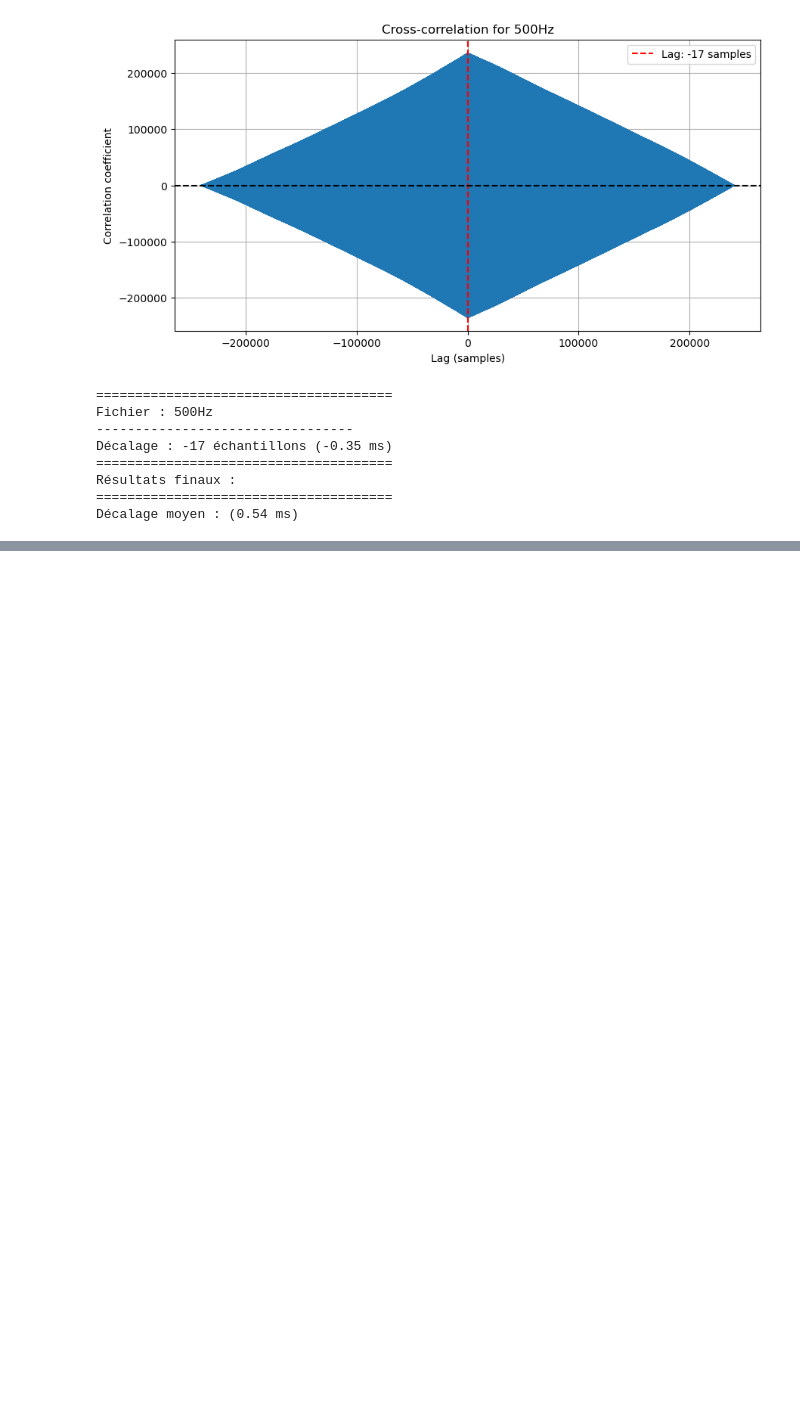
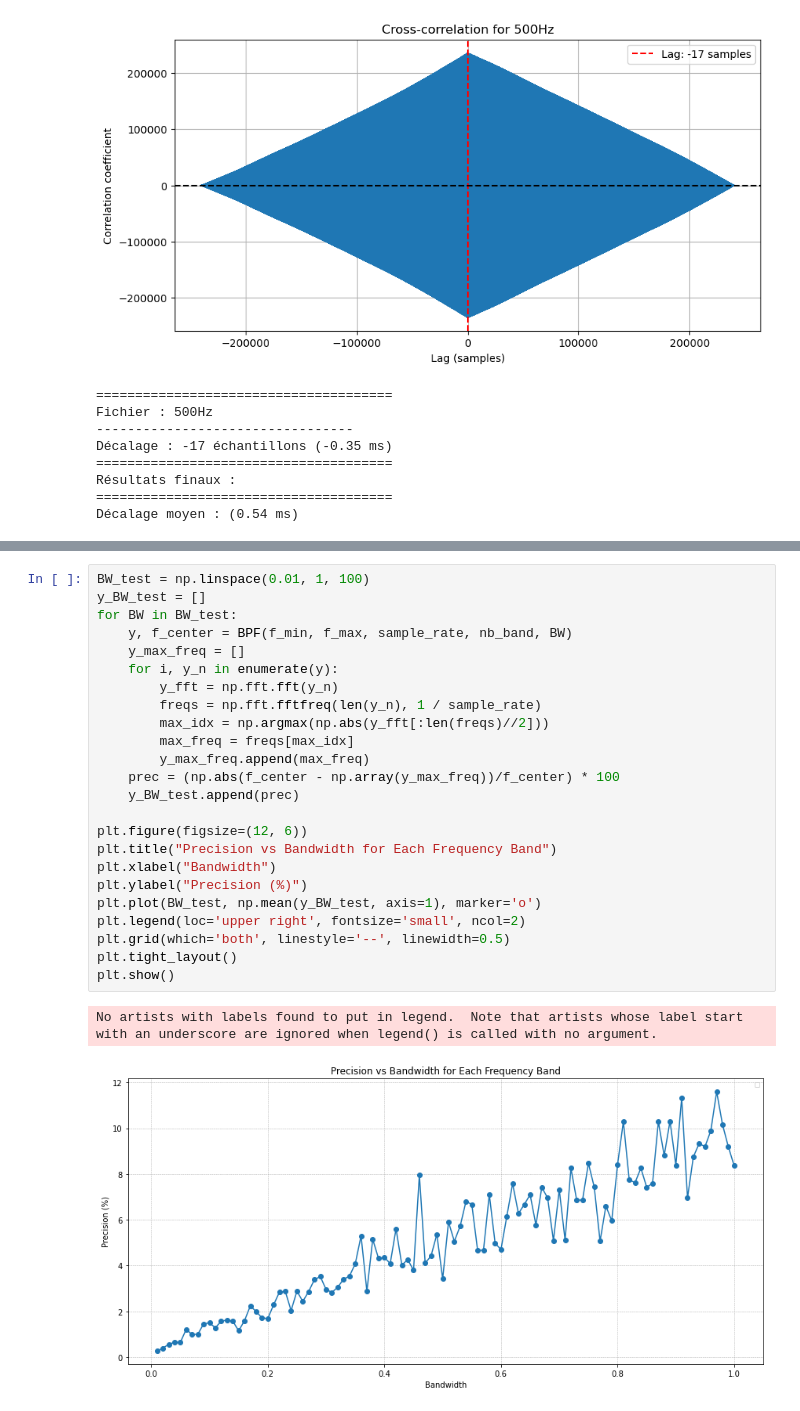
Before and after one commit to brian-team/brian2ros, a Jupyter notebook: src/ros_standalone/examples/microphone/cross_correlation.ipynb, the cells around one changed output, grey strips where cells are left out. Cells and saved outputs as stored; diff of their text form; blank space fills up the shorter version.

```diff
--- a/src/ros_standalone/examples/microphone/cross_correlation.ipynb
+++ b/src/ros_standalone/examples/microphone/cross_correlation.ipynb
@@ -87,0 +191,27 @@ Décalage moyen : (0.54 ms)
+# %%
+BW_test = np.linspace(0.01, 1, 100)
+y_BW_test = []
+for BW in BW_test:
+    y, f_center = BPF(f_min, f_max, sample_rate, nb_band, BW)
+    y_max_freq = []
+    for i, y_n in enumerate(y):
+        y_fft = np.fft.fft(y_n)
+        freqs = np.fft.fftfreq(len(y_n), 1 / sample_rate)
+        max_idx = np.argmax(np.abs(y_fft[:len(freqs)//2]))
+        max_freq = freqs[max_idx]
+        y_max_freq.append(max_freq)
+    prec = (np.abs(f_center - np.array(y_max_freq))/f_center) * 100
+    y_BW_test.append(prec)
+
+plt.figure(figsize=(12, 6))
+plt.title("Precision vs Bandwidth for Each Frequency Band")
+plt.xlabel("Bandwidth")
+plt.ylabel("Precision (%)")
+plt.plot(BW_test, np.mean(y_BW_test, axis=1), marker='o')
+plt.legend(loc='upper right', fontsize='small', ncol=2)
+plt.grid(which='both', linestyle='--', linewidth=0.5)
+plt.tight_layout()
+plt.show()
+# %% [output]
+No artists with labels found to put in legend.  Note that artists whose label start with an underscore are ignored when legend() is called with no argument.
+[figure, added]
```
Also changed, not shown: parts of 5 cells of this notebook, 3 other files.
